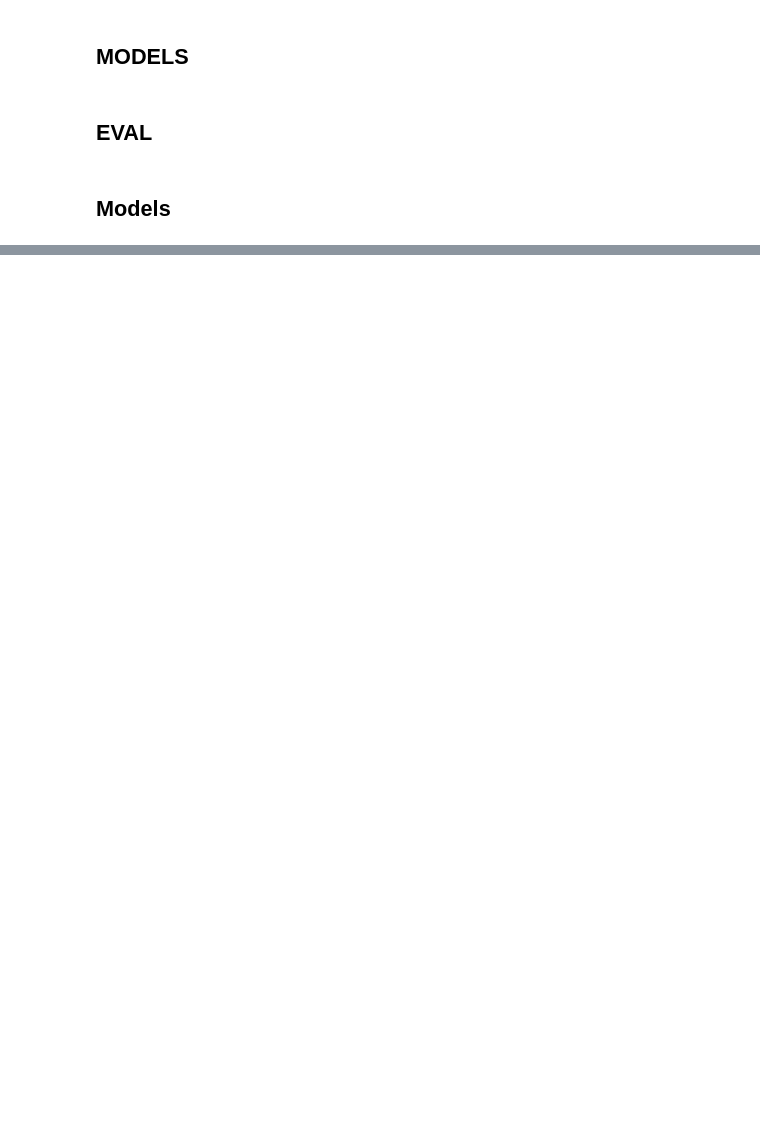
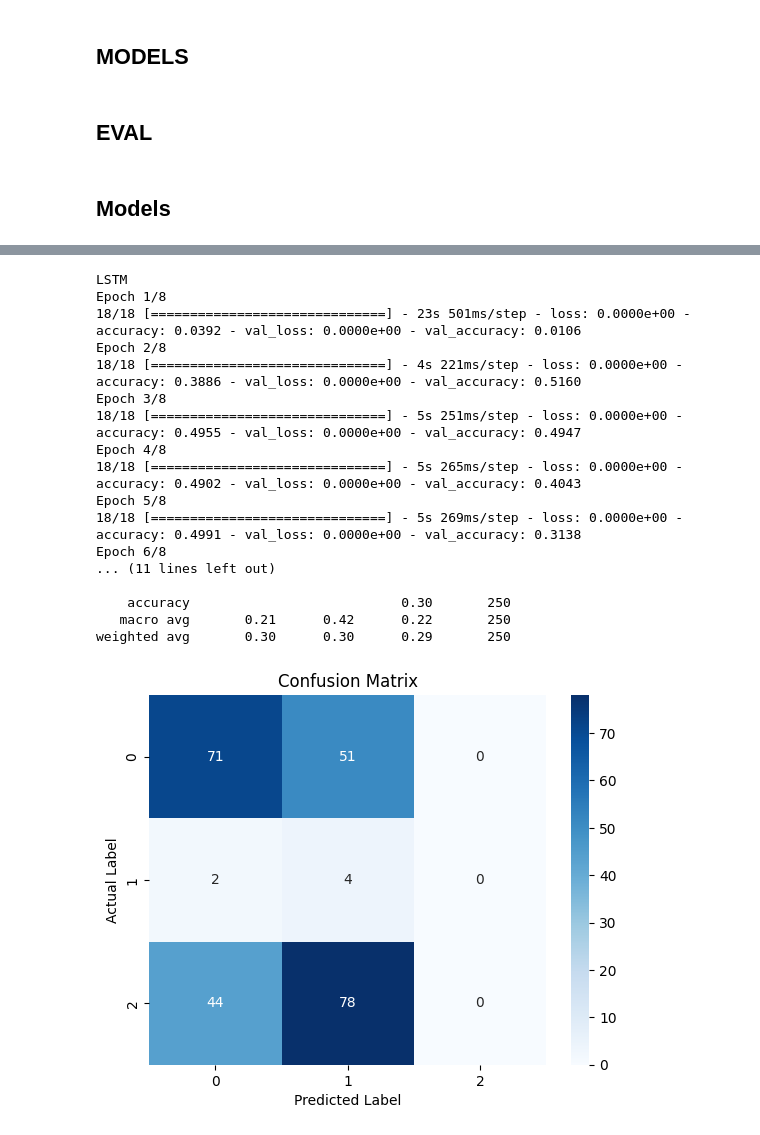
Before and after one commit to Muhammad-Hamza-Khan-03/Academics, a Jupyter notebook: NLP Assignments/Assignment_3/21l-5654-A3-Q1.ipynb, the cells around one changed output, grey strips where cells are left out. Drawn from its saved outputs; the diff is of its cells as text; code cells hidden in the pictures; blank space fills up the shorter version.

```diff
--- a/NLP Assignments/Assignment_3/21l-5654-A3-Q1.ipynb
+++ b/NLP Assignments/Assignment_3/21l-5654-A3-Q1.ipynb
@@ -476,0 +396,24 @@ weighted avg       0.27      0.33      0.30       250
+# %%
+print("LSTM")
+model = my_models_function("LSTM")
+model.fit(X_train, y_train, batch_size=32, epochs=8, validation_split=0.25)
+evaluate_model(model, X_test, y_test)
+# %% [output]
+LSTM
+Epoch 1/8
+18/18 [==============================] - 23s 501ms/step - loss: 0.0000e+00 - accuracy: 0.0392 - val_loss: 0.0000e+00 - val_accuracy: 0.0106
+Epoch 2/8
+18/18 [==============================] - 4s 221ms/step - loss: 0.0000e+00 - accuracy: 0.3886 - val_loss: 0.0000e+00 - val_accuracy: 0.5160
+Epoch 3/8
+18/18 [==============================] - 5s 251ms/step - loss: 0.0000e+00 - accuracy: 0.4955 - val_loss: 0.0000e+00 - val_accuracy: 0.4947
+Epoch 4/8
+18/18 [==============================] - 5s 265ms/step - loss: 0.0000e+00 - accuracy: 0.4902 - val_loss: 0.0000e+00 - val_accuracy: 0.4043
+Epoch 5/8
+18/18 [==============================] - 5s 269ms/step - loss: 0.0000e+00 - accuracy: 0.4991 - val_loss: 0.0000e+00 - val_accuracy: 0.3138
+Epoch 6/8
+... (11 lines left out)
+
+    accuracy                           0.30       250
+   macro avg       0.21      0.42      0.22       250
+weighted avg       0.30      0.30      0.29       250
+[figure, added]
```
Also changed, not shown: parts of 17 cells of this notebook.
